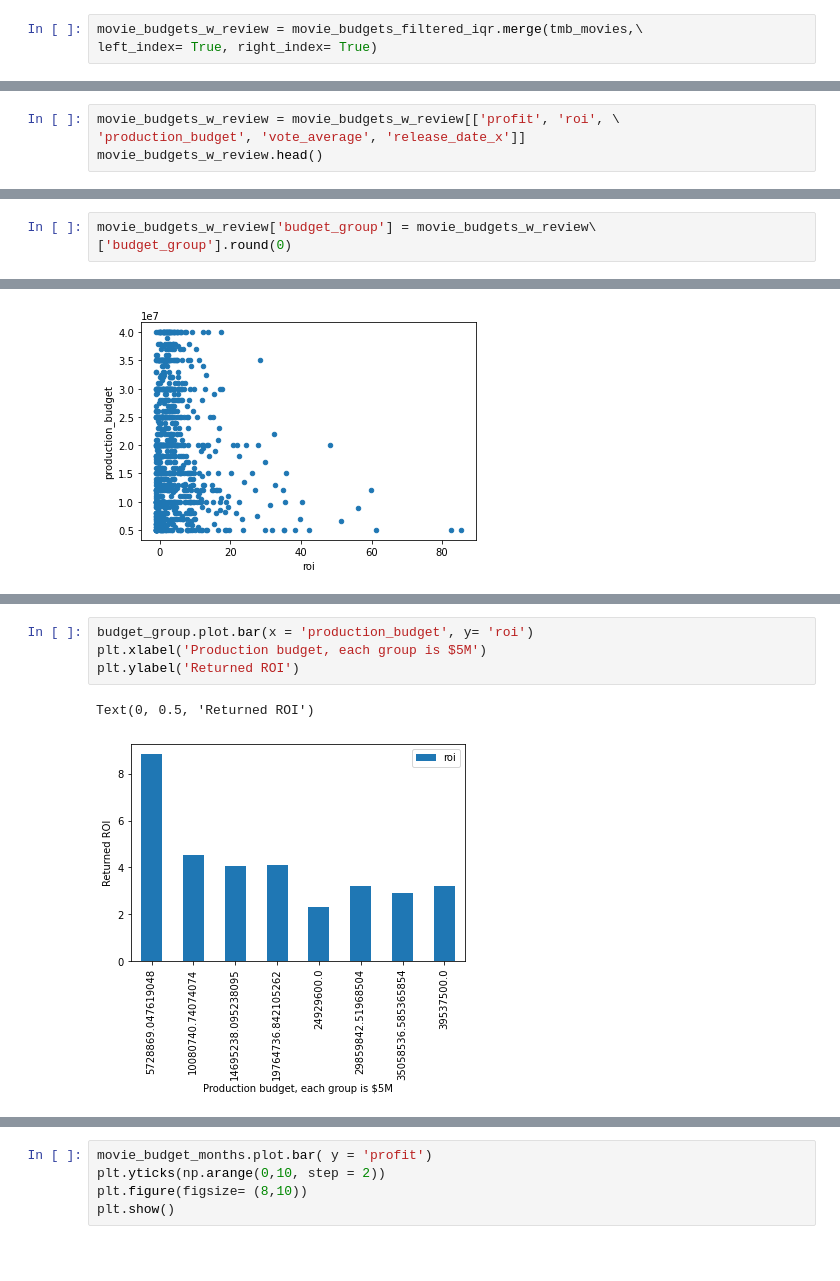
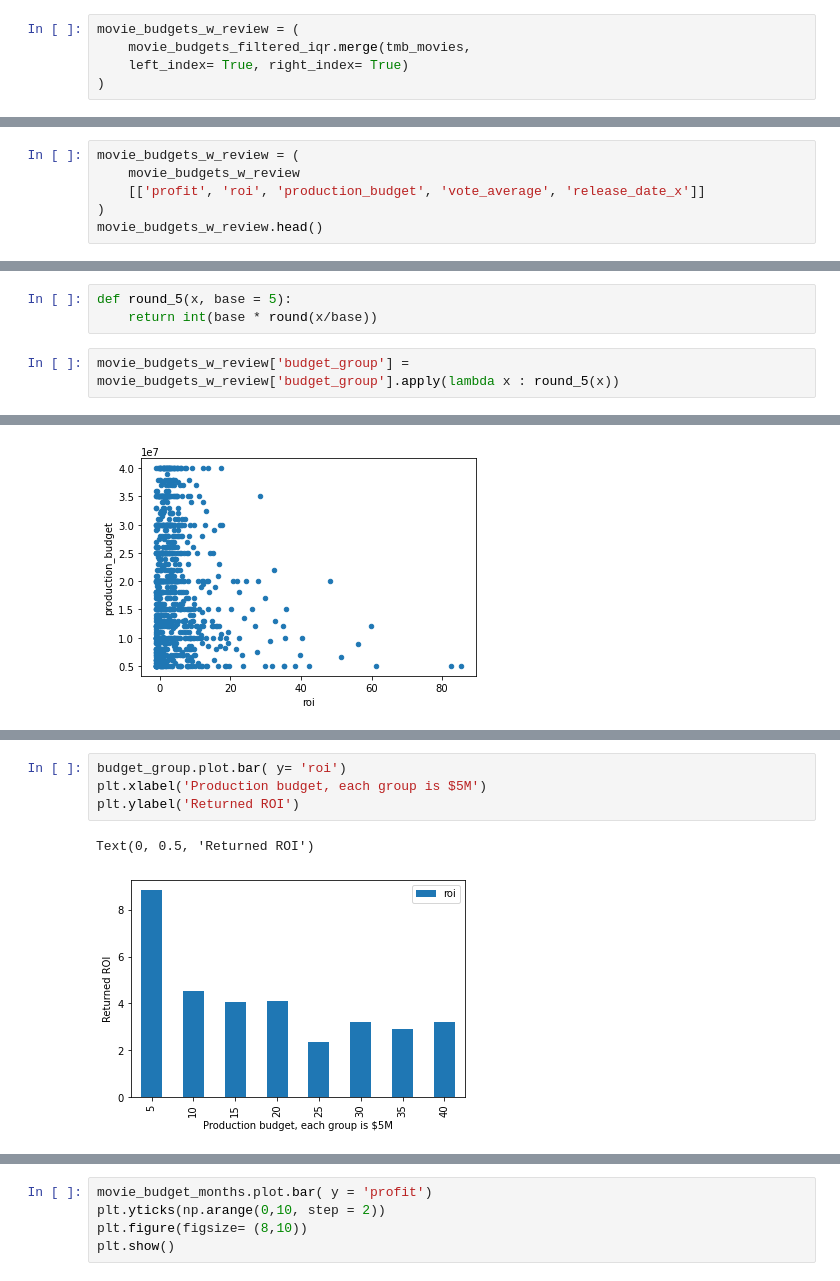
Before and after one commit to jaymhart76/phase_1_movie_data_project, a Jupyter notebook: phase_1 project.ipynb, the cells around one changed output, grey strips where cells are left out. Saved outputs shown, nothing was run; the diff lists cells and outputs as text; blank space fills up the shorter version.

```diff
--- a/phase_1 project.ipynb
+++ b/phase_1 project.ipynb
@@ -329,8 +369,10 @@ tmb_movies.head()
 | Toy Story | 3 | [16, 35, 10751] | 862 | en | Toy Story | 28.005 | 1995-11-22 | ... |
 | Inception | 4 | [28, 878, 12] | 27205 | en | Inception | 27.920 | 2010-07-16 | ... |
 # %%
-movie_budgets_w_review = movie_budgets_filtered_iqr.merge(tmb_movies,\
-left_index= True, right_index= True)
+movie_budgets_w_review = (
+    movie_budgets_filtered_iqr.merge(tmb_movies,
+    left_index= True, right_index= True)
+)
 # %%
 movie_budgets_w_review.head()
 # %% [output]
@@ -341,8 +383,10 @@ movie_budgets_w_review.head()
 | 12 Years a Slave | Oct 18, 2013 | 20000000.0 | 56671993.0 | 181025343.0 | 217697336.0 | 10.884867 | 7911 | ... |
 | 127 Hours | Nov 5, 2010 | 18000000.0 | 18335230.0 | 60217171.0 | 60552401.0 | 3.364022 | 93 | ... |
 # %%
-movie_budgets_w_review = movie_budgets_w_review[['profit', 'roi', \
-'production_budget', 'vote_average', 'release_date_x']]
+movie_budgets_w_review = (
+    movie_budgets_w_review
+    [['profit', 'roi', 'production_budget', 'vote_average', 'release_date_x']]
+)
 movie_budgets_w_review.head()
 # %% [output]
 |  | profit | roi | production_budget | vote_average | release_date_x |
@@ -405,3 +449,5 @@ movie_budgets_w_review['budget_group'] = movie_budgets_w_review\
+# %%
+def round_5(x, base = 5):
+    return int(base * round(x/base))
 # %%
-movie_budgets_w_review['budget_group'] = movie_budgets_w_review\
-['budget_group'].round(0)
+movie_budgets_w_review['budget_group'] = movie_budgets_w_review['budget_group'].apply(lambda x : round_5(x))
@@ -607,8 +688,8 @@ movie_budget_vis.plot.scatter(x = 'roi', y = 'production_budget')
 # %%
-budget_group.plot.bar(x = 'production_budget', y= 'roi')
+budget_group.plot.bar( y= 'roi')
 plt.xlabel('Production budget, each group is $5M')
 plt.ylabel('Returned ROI')
 # %% [output]
 Text(0, 0.5, 'Returned ROI')
-[figure, old version]
+[figure, new version]
 # %%
```
Also changed, not shown: parts of 51 cells of this notebook.
